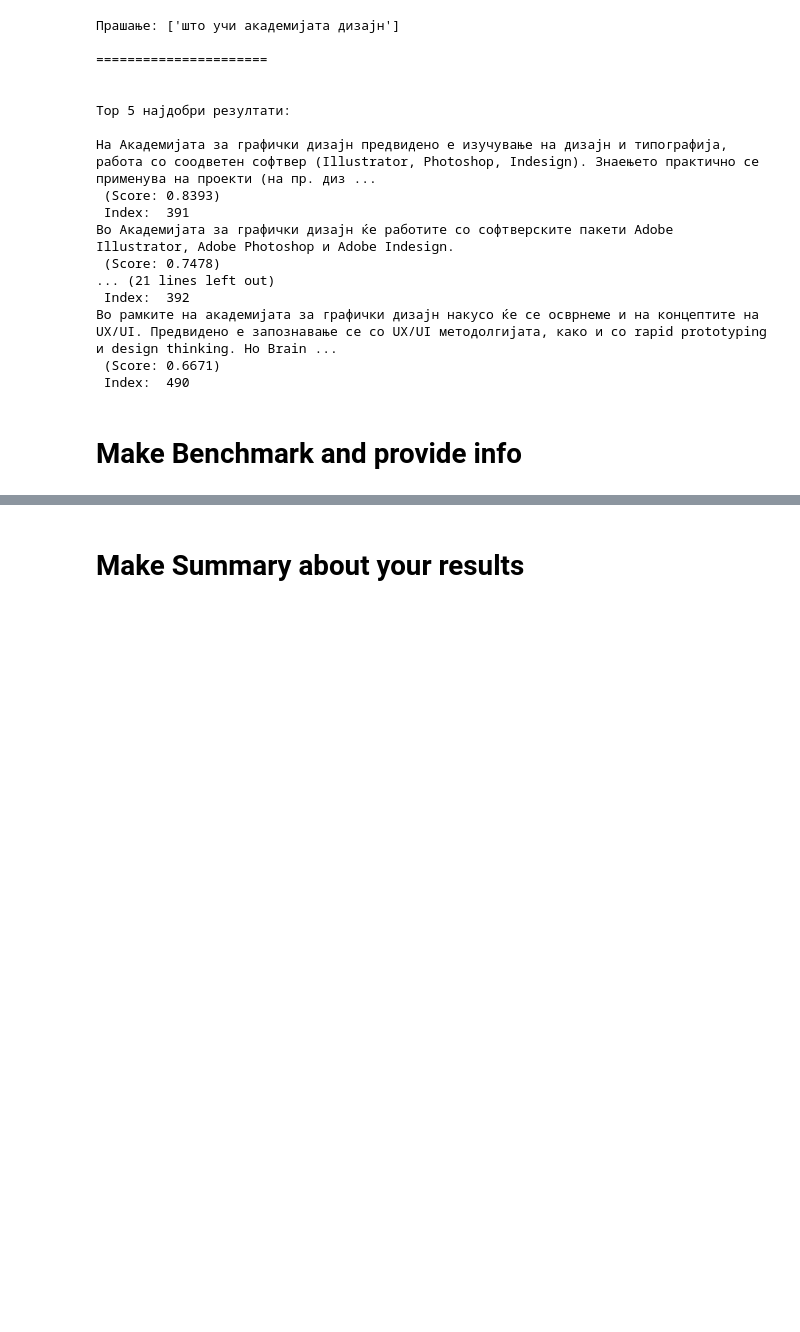
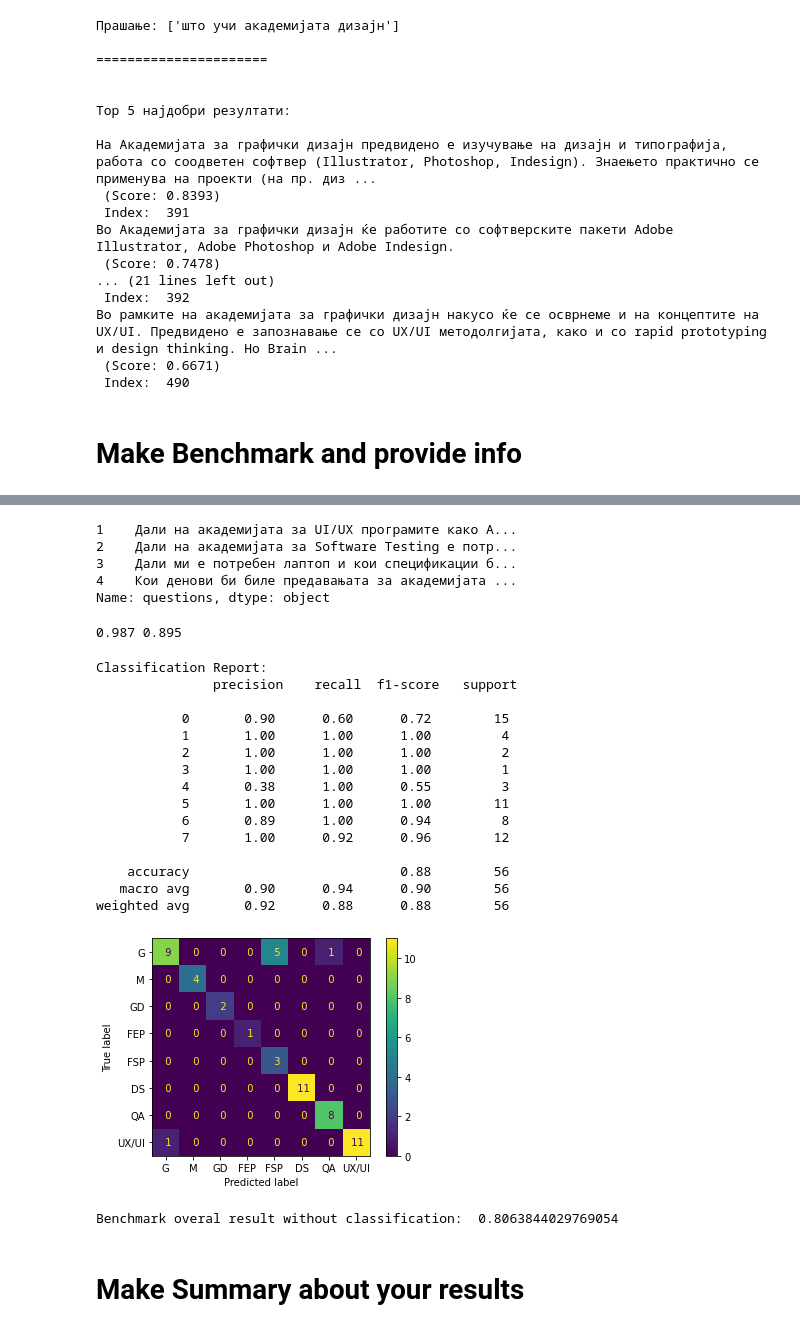
Before and after one commit to filipgd1/NLP-Chatbot, a Jupyter notebook: NLP-Project-gjurcin.ipynb, the cells around one changed output, grey strips where cells are left out. Drawn from its saved outputs; the diff is of its cells as text; code cells hidden in the pictures; blank space fills up the shorter version.

Commit message:
benchmark added

```diff
--- a/NLP-Project-gjurcin.ipynb
+++ b/NLP-Project-gjurcin.ipynb
@@ -674,7 +674,3 @@ benchmark = pd.read_csv('dataset/chatbot_banchmark.csv')
 benchmark_cat = benchmark.drop(columns='questions', axis=0)
 # %%
 benchmark_questions = benchmark.questions
-# %%
-aco = []
-for i in benchmark_questions:
-    aco.append(result_embed(questions_translated, i, stop_words_list))
@@ -699,3 +676,0 @@ Top 5 најдобри резултати:
-# %%
-for i in benchmark_questions:
-    class_predict(i, stop_words_list)
@@ -719,0 +677,57 @@ QA
+# %%
+benchmark_questions[1:5]
+# %% [output]
+1    Дали на академијата за UI/UX програмите како A...
+2    Дали на академијата за Software Testing е потр...
+3    Дали ми е потребен лаптоп и кои спецификации б...
+4    Кои денови би биле предавањата за академијата ...
+Name: questions, dtype: object
+# %%
+def benchmark_predict(benchmark, stop_words):
+    benchmark_embed = []
+    for i in benchmark:
+        benchmark_embed.append(bpemb_mk.embed(text_preprocessed([i], stop_words)).mean(axis=0))
+
+    benchmark_reshape = []
+    for j in benchmark_embed:
+        benchmark_reshape.append(j.reshape(1, 300))
+
+    benchmark_predict = []
+    for k in benchmark_reshape:
+            benchmark_predict.append(np.argmax(model.predict(k)))
+
+    return benchmark_predict
+# %%
+benchmark_class = benchmark_predict(benchmark_questions, stop_words_list)
+# %%
+precision, recall, relu_fscore, support = score(benchmark_cat.category_id, benchmark_class, average='macro')
+print(np.round(relu_accuracy, 3), np.round(relu_fscore, 3))
+# %% [output]
+0.987 0.895
+# %%
+labels = ['G', 'M', 'GD', 'FEP', 'FSP', 'DS', 'QA', 'UX/UI']
+
+becnhmark_report = classification_report(benchmark_cat.category_id, benchmark_class)
+print('Classification Report:\n', becnhmark_report)
+disp = ConfusionMatrixDisplay(confusion_matrix=confusion_matrix(benchmark_cat.category_id, benchmark_class),
+                              display_labels=labels, )
+
+disp = disp.plot(values_format='3')
+plt.show()
+# %% [output]
+Classification Report:
+               precision    recall  f1-score   support
+
+           0       0.90      0.60      0.72        15
+           1       1.00      1.00      1.00         4
+           2       1.00      1.00      1.00         2
+           3       1.00      1.00      1.00         1
+           4       0.38      1.00      0.55         3
+           5       1.00      1.00      1.00        11
+           6       0.89      1.00      0.94         8
+           7       1.00      0.92      0.96        12
+
+    accuracy                           0.88        56
+   macro avg       0.90      0.94      0.90        56
+weighted avg       0.92      0.88      0.88        56
+[figure, added]
@@ -720,2 +769,6 @@ QA
+# %%
+print("Benchmark overal result without classification: ", np.array(answer_result).mean())
+# %% [output]
+Benchmark overal result without classification:  0.8063844029769054
 # %% [markdown]
 # Make Summary about your results
```
Also changed, not shown: parts of 8 cells of this notebook, 3 other files.
